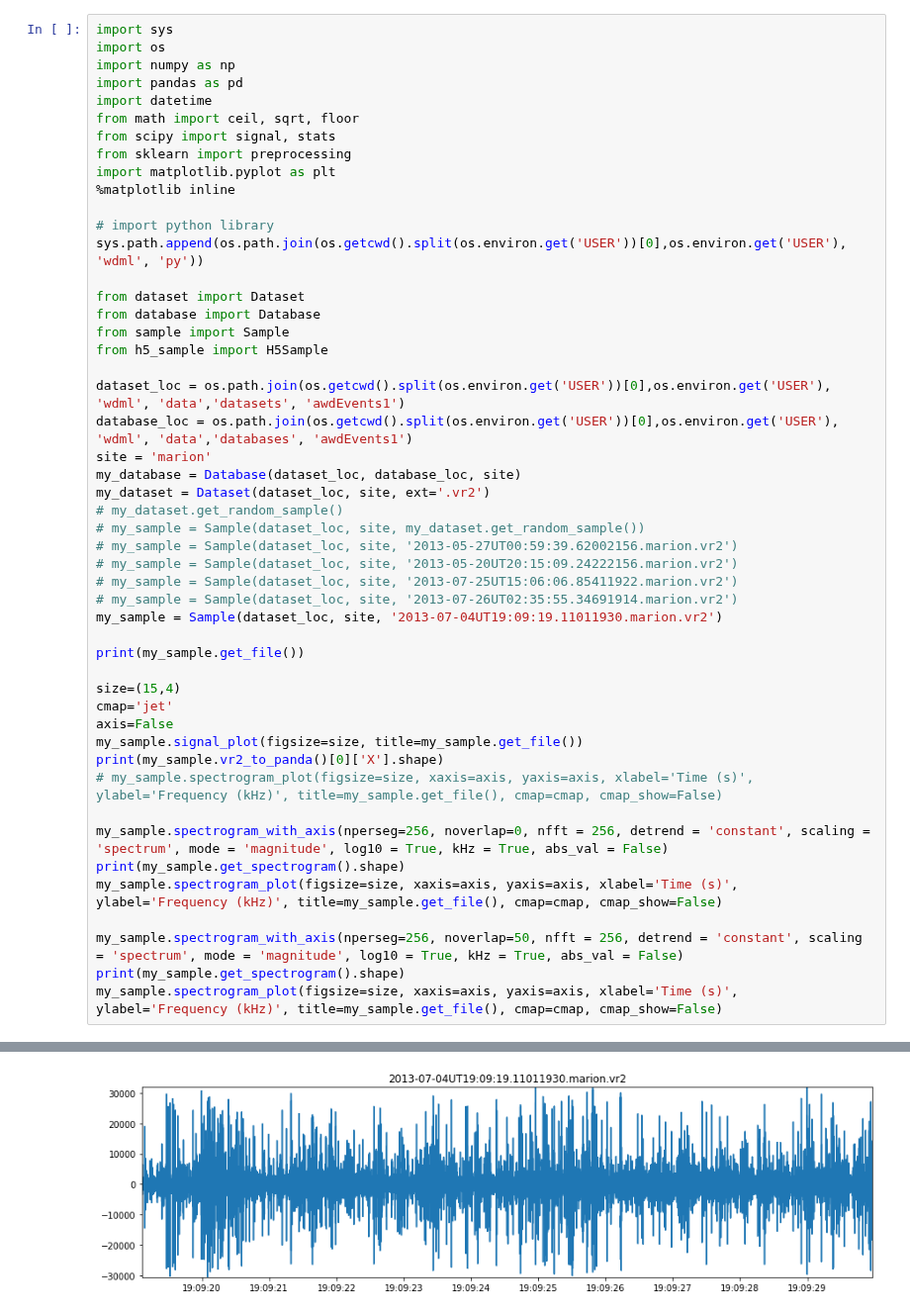
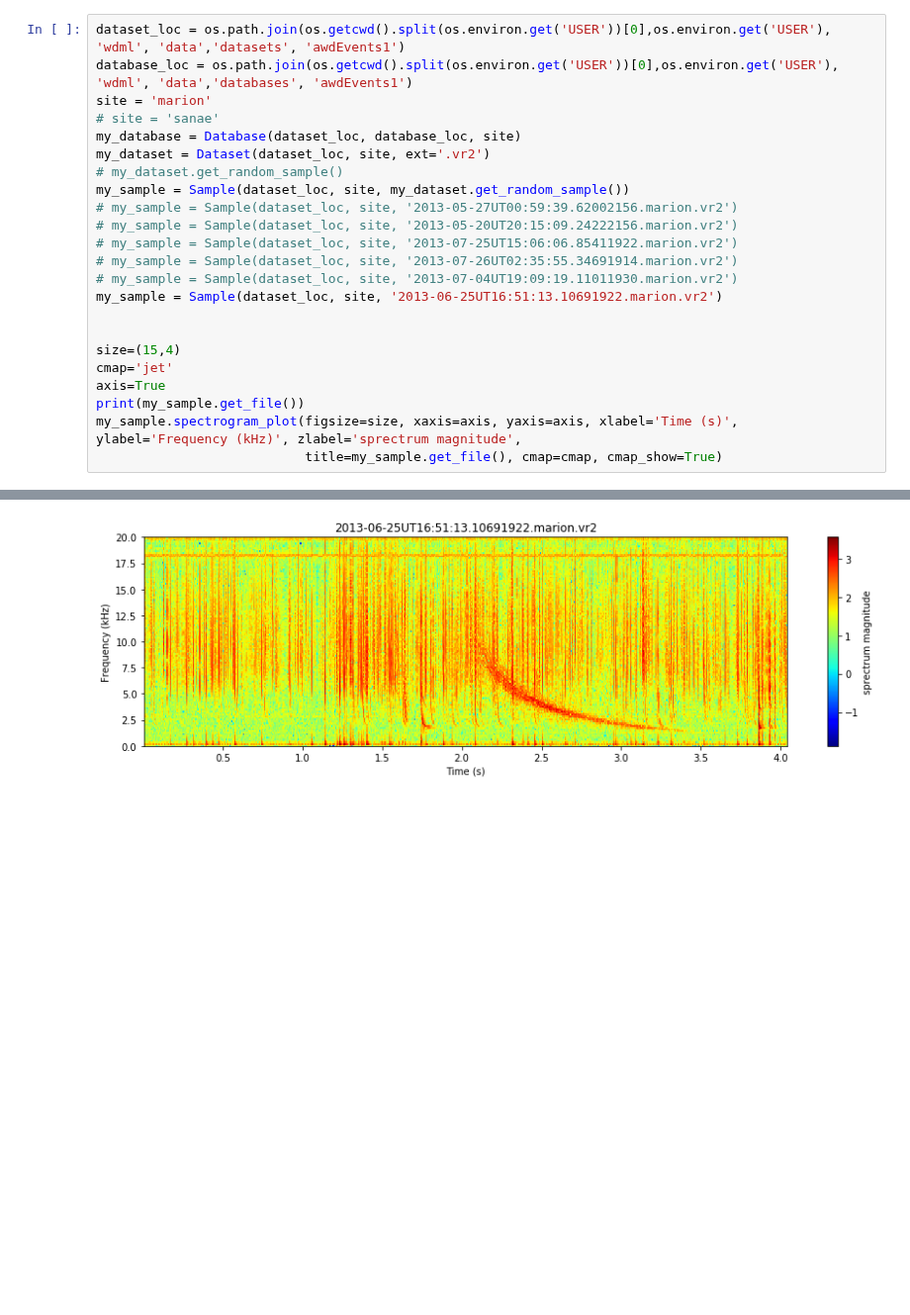
Before and after one commit to Kojey/MSc-whistler-waves-detector, a Jupyter notebook: ipy/experiments/oop exp/sample_exp.ipynb, the cells around one changed output, grey strips where cells are left out. Shown at 99% size. Drawn from its saved outputs; the diff is of its cells as text; blank space fills up the shorter version.

```diff
--- a/ipy/experiments/oop exp/sample_exp.ipynb
+++ b/ipy/experiments/oop exp/sample_exp.ipynb
@@ -1,50 +21,24 @@
 # %%
-import sys
-import os
-import numpy as np
-import pandas as pd
-import datetime
-from math import ceil, sqrt, floor
-from scipy import signal, stats
-from sklearn import preprocessing
-import matplotlib.pyplot as plt
-%matplotlib inline
-
-# import python library
-sys.path.append(os.path.join(os.getcwd().split(os.environ.get('USER'))[0],os.environ.get('USER'), 'wdml', 'py'))
-
-from dataset import Dataset
-from database import Database
-from sample import Sample
-from h5_sample import H5Sample
-
 dataset_loc = os.path.join(os.getcwd().split(os.environ.get('USER'))[0],os.environ.get('USER'), 'wdml', 'data','datasets', 'awdEvents1')
 database_loc = os.path.join(os.getcwd().split(os.environ.get('USER'))[0],os.environ.get('USER'), 'wdml', 'data','databases', 'awdEvents1')
 site = 'marion'
+# site = 'sanae'
 my_database = Database(dataset_loc, database_loc, site)
 my_dataset = Dataset(dataset_loc, site, ext='.vr2')
 # my_dataset.get_random_sample()
-# my_sample = Sample(dataset_loc, site, my_dataset.get_random_sample())
+my_sample = Sample(dataset_loc, site, my_dataset.get_random_sample())
 # my_sample = Sample(dataset_loc, site, '2013-05-27UT00:59:39.62002156.marion.vr2')
 # my_sample = Sample(dataset_loc, site, '2013-05-20UT20:15:09.24222156.marion.vr2')
 # my_sample = Sample(dataset_loc, site, '2013-07-25UT15:06:06.85411922.marion.vr2')
 # my_sample = Sample(dataset_loc, site, '2013-07-26UT02:35:55.34691914.marion.vr2')
-my_sample = Sample(dataset_loc, site, '2013-07-04UT19:09:19.11011930.marion.vr2')
+# my_sample = Sample(dataset_loc, site, '2013-07-04UT19:09:19.11011930.marion.vr2')
+my_sample = Sample(dataset_loc, site, '2013-06-25UT16:51:13.10691922.marion.vr2')
 
-print(my_sample.get_file())
 
 size=(15,4)
 cmap='jet'
-axis=False
-my_sample.signal_plot(figsize=size, title=my_sample.get_file())
-print(my_sample.vr2_to_panda()[0]['X'].shape)
-# my_sample.spectrogram_plot(figsize=size, xaxis=axis, yaxis=axis, xlabel='Time (s)', ylabel='Frequency (kHz)', title=my_sample.get_file(), cmap=cmap, cmap_show=False)
-
-my_sample.spectrogram_with_axis(nperseg=256, noverlap=0, nfft = 256, detrend = 'constant', scaling = 'spectrum', mode = 'magnitude', log10 = True, kHz = True, abs_val = False)
-print(my_sample.get_spectrogram().shape)
-my_sample.spectrogram_plot(figsize=size, xaxis=axis, yaxis=axis, xlabel='Time (s)', ylabel='Frequency (kHz)', title=my_sample.get_file(), cmap=cmap, cmap_show=False)
-
-my_sample.spectrogram_with_axis(nperseg=256, noverlap=50, nfft = 256, detrend = 'constant', scaling = 'spectrum', mode = 'magnitude', log10 = True, kHz = True, abs_val = False)
-print(my_sample.get_spectrogram().shape)
-my_sample.spectrogram_plot(figsize=size, xaxis=axis, yaxis=axis, xlabel='Time (s)', ylabel='Frequency (kHz)', title=my_sample.get_file(), cmap=cmap, cmap_show=False)
+axis=True
+print(my_sample.get_file())
+my_sample.spectrogram_plot(figsize=size, xaxis=axis, yaxis=axis, xlabel='Time (s)', ylabel='Frequency (kHz)', zlabel='sprectrum magnitude',
+                           title=my_sample.get_file(), cmap=cmap, cmap_show=True)
 # %% [output]
@@ -52 +46 @@ my_sample.spectrogram_plot(figsize=size, xaxis=axis, yaxis=axis, xlabel='Time (s
-[figure, old version]
+[figure, new version]
```
Also changed, not shown: parts of 4 cells of this notebook, 1 other file.
